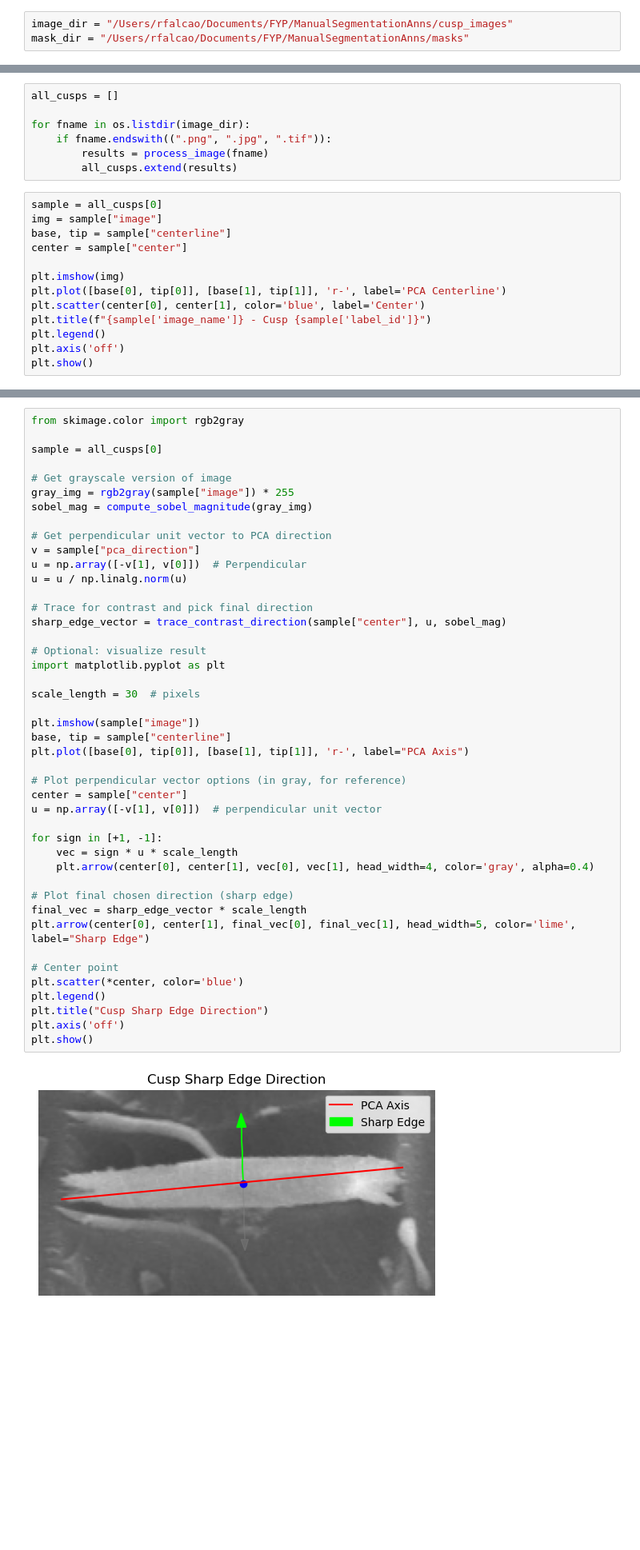
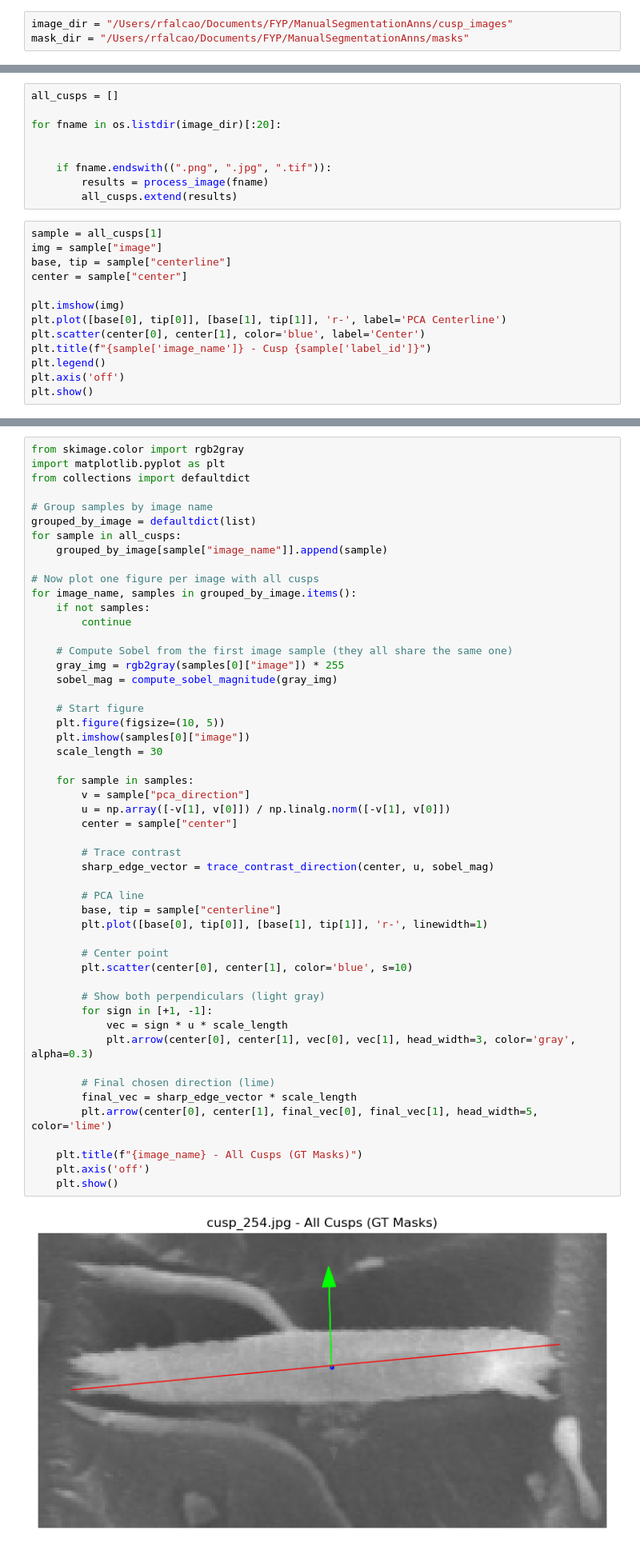
Before and after one commit to rrfalcao/FYP, a Jupyter notebook: Direction/PCA.ipynb, the cells around one changed output, grey strips where cells are left out. Shown at 80% size. Saved outputs shown, nothing was run; the diff lists cells and outputs as text; blank space fills up the shorter version.

```diff
--- a/Direction/PCA.ipynb
+++ b/Direction/PCA.ipynb
@@ -98,12 +98,14 @@ def trace_contrast_direction(center, perp_unit_vector, sobel_mag, max_radius=30,
 # %%
 all_cusps = []
 
-for fname in os.listdir(image_dir):
+for fname in os.listdir(image_dir)[:20]:
+
+
     if fname.endswith((".png", ".jpg", ".tif")):
         results = process_image(fname)
         all_cusps.extend(results)
 # %%
-sample = all_cusps[0]
+sample = all_cusps[1]
 img = sample["image"]
 base, tip = sample["centerline"]
 center = sample["center"]
@@ -120,46 +122,53 @@ plt.show()
 # %%
 from skimage.color import rgb2gray
+import matplotlib.pyplot as plt
+from collections import defaultdict
 
-sample = all_cusps[0]
+# Group samples by image name
+grouped_by_image = defaultdict(list)
+for sample in all_cusps:
+    grouped_by_image[sample["image_name"]].append(sample)
 
-# Get grayscale version of image
-gray_img = rgb2gray(sample["image"]) * 255
-sobel_mag = compute_sobel_magnitude(gray_img)
+# Now plot one figure per image with all cusps
+for image_name, samples in grouped_by_image.items():
+    if not samples:
+        continue
 
-# Get perpendicular unit vector to PCA direction
-v = sample["pca_direction"]
-u = np.array([-v[1], v[0]])  # Perpendicular
-u = u / np.linalg.norm(u)
+    # Compute Sobel from the first image sample (they all share the same one)
+    gray_img = rgb2gray(samples[0]["image"]) * 255
+    sobel_mag = compute_sobel_magnitude(gray_img)
 
-# Trace for contrast and pick final direction
-sharp_edge_vector = trace_contrast_direction(sample["center"], u, sobel_mag)
+    # Start figure
+    plt.figure(figsize=(10, 5))
+    plt.imshow(samples[0]["image"])
+    scale_length = 30
 
-# Optional: visualize result
-import matplotlib.pyplot as plt
+    for sample in samples:
+        v = sample["pca_direction"]
+        u = np.array([-v[1], v[0]]) / np.linalg.norm([-v[1], v[0]])
+        center = sample["center"]
 
-scale_length = 30  # pixels
+        # Trace contrast
+        sharp_edge_vector = trace_contrast_direction(center, u, sobel_mag)
 
-plt.imshow(sample["image"])
-base, tip = sample["centerline"]
-plt.plot([base[0], tip[0]], [base[1], tip[1]], 'r-', label="PCA Axis")
+        # PCA line
+        base, tip = sample["centerline"]
+        plt.plot([base[0], tip[0]], [base[1], tip[1]], 'r-', linewidth=1)
 
-# Plot perpendicular vector options (in gray, for reference)
-center = sample["center"]
-u = np.array([-v[1], v[0]])  # perpendicular unit vector
+        # Center point
+        plt.scatter(center[0], center[1], color='blue', s=10)
 
-for sign in [+1, -1]:
-    vec = sign * u * scale_length
-    plt.arrow(center[0], center[1], vec[0], vec[1], head_width=4, color='gray', alpha=0.4)
+        # Show both perpendiculars (light gray)
+        for sign in [+1, -1]:
+            vec = sign * u * scale_length
+            plt.arrow(center[0], center[1], vec[0], vec[1], head_width=3, color='gray', alpha=0.3)
 
-# Plot final chosen direction (sharp edge)
-final_vec = sharp_edge_vector * scale_length
-plt.arrow(center[0], center[1], final_vec[0], final_vec[1], head_width=5, color='lime', label="Sharp Edge")
+        # Final chosen direction (lime)
+        final_vec = sharp_edge_vector * scale_length
+        plt.arrow(center[0], center[1], final_vec[0], final_vec[1], head_width=5, color='lime')
 
-# Center point
-plt.scatter(*center, color='blue')
-plt.legend()
-plt.title("Cusp Sharp Edge Direction")
-plt.axis('off')
-plt.show()
+    plt.title(f"{image_name} - All Cusps (GT Masks)")
+    plt.axis('off')
+    plt.show()
 # %% [output]
-[figure, old version]
+[figure, new version]
```
Also changed, not shown: parts of 2 cells of this notebook, 5 other files.
